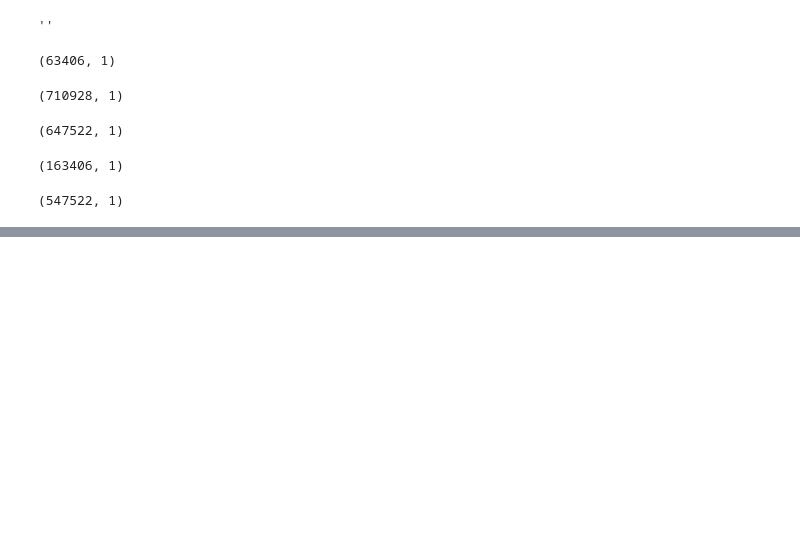
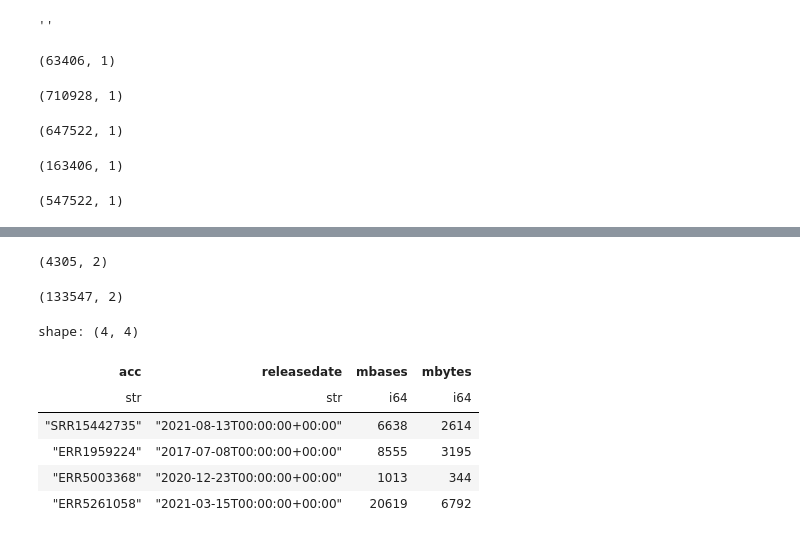
Before and after one commit to timbalam/singlem-sra-processing, a Jupyter notebook: cloud/argo/batch_creation.ipynb, the cells around one changed output, grey strips where cells are left out. Drawn from its saved outputs; the diff is of its cells as text; code cells hidden in the pictures; blank space fills up the shorter version.

```diff
--- a/cloud/argo/batch_creation.ipynb
+++ b/cloud/argo/batch_creation.ipynb
@@ -45,0 +67,21 @@ batch9_possible.write_csv('runlists/batch9_da_rest.txt', include_header=False)
+# %%
+prev2.filter(pl.col("size") == 0).shape
+# %% [output]
+(4305, 2)
+# %%
+prev3 = prev2.filter(pl.col("size") > 0)
+prev3.shape
+# %% [output]
+(133547, 2)
+# %%
+df = pl.read_csv('~/git/sandpiper/sra_metadata/sra_metadata_20250220.some_columns.csv.gz', has_header=False)
+df.columns = ['acc','releasedate','mbases','mbytes']
+df[:4]
+# %% [output]
+shape: (4, 4)
+| acc | releasedate | mbases | mbytes |
+| str | str | i64 | i64 |
+| "SRR15442735" | "2021-08-13T00:00:00+00:00" | 6638 | 2614 |
+| "ERR1959224" | "2017-07-08T00:00:00+00:00" | 8555 | 3195 |
+| "ERR5003368" | "2020-12-23T00:00:00+00:00" | 1013 | 344 |
+| "ERR5261058" | "2021-03-15T00:00:00+00:00" | 20619 | 6792 |
```
Also changed, not shown: parts of 9 cells of this notebook, 7 other files.
